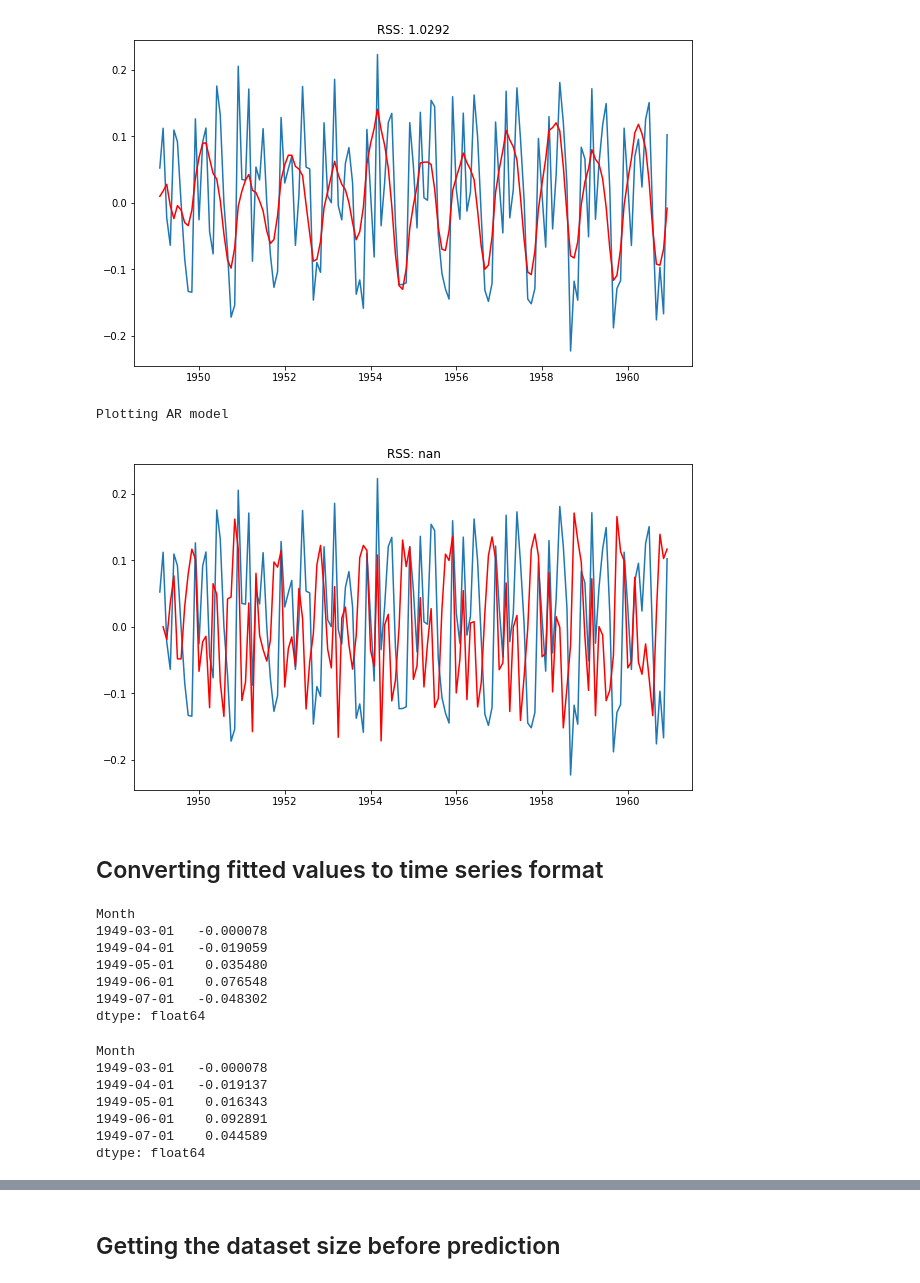
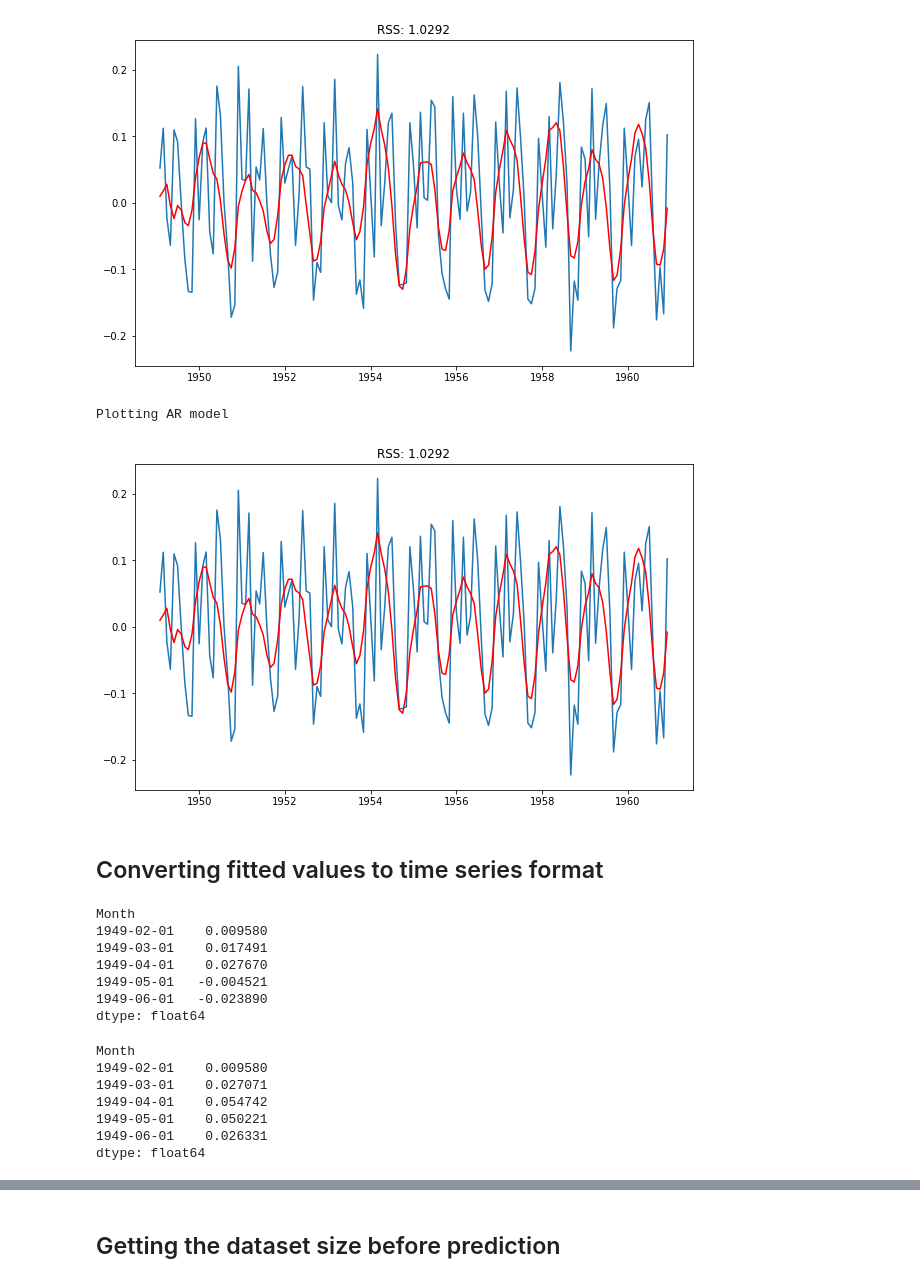
Before and after one commit to ThierrryScotto/Air-Passengers-Forecast, a Jupyter notebook: air_passengers_forecast.ipynb, the cells around one changed output, grey strips where cells are left out. Cells and saved outputs as stored; diff of their text form; code cells hidden in the pictures.

```diff
--- a/air_passengers_forecast.ipynb
+++ b/air_passengers_forecast.ipynb
@@ -7,7 +7,8 @@ import matplotlib.pylab as plt
 from matplotlib.pylab import rcParams
 rcParams['figure.figsize'] = 10, 6
 # %%
-dataset = pd.read_csv("/content/AirPassengers.csv")
+# dataset = pd.read_csv("/content/AirPassengers.csv")
+dataset = pd.read_csv("AirPassengers.csv")
 # %%
 dataset.info()
 # %% [output]
@@ -364,15 +365,15 @@ print('Plotting AR model')
 Plotting AR model
 [figure]
 # %%
-model = ARIMA(indexed_dataset_log_scale, order=(2, 2, 2))
+model = ARIMA(indexed_dataset_log_scale, order=(2, 1, 2))
 results_ARIMA = model.fit(disp=-1)
 plt.plot(dataset_log_diff_shifting)
 plt.plot(results_ARIMA.fittedvalues, color='red')
 plt.title('RSS: %.4f'% sum((results_ARIMA.fittedvalues-dataset_log_diff_shifting['Passengers'])**2))
 print('Plotting AR model')
 # %% [output]
 Plotting AR model
-[figure, old version]
+[figure, new version]
 # %% [markdown]
 ## Converting fitted values to time series format
 # %%
@@ -380,11 +381,11 @@ predictions_ARIMA_diff = pd.Series(results_ARIMA.fittedvalues, copy=True)
 print(predictions_ARIMA_diff.head())
 # %% [output]
 Month
-1949-03-01   -0.000078
-1949-04-01   -0.019059
-1949-05-01    0.035480
-1949-06-01    0.076548
-1949-07-01   -0.048302
+1949-02-01    0.009580
+1949-03-01    0.017491
+1949-04-01    0.027670
+1949-05-01   -0.004521
+1949-06-01   -0.023890
 dtype: float64
 # %%
 # convert to cumulative sum
@@ -392,11 +393,11 @@ predictions_ARIMA_diff_cumsum = predictions_ARIMA_diff.cumsum()
 print(predictions_ARIMA_diff_cumsum.head())
 # %% [output]
 Month
-1949-03-01   -0.000078
-1949-04-01   -0.019137
-1949-05-01    0.016343
-1949-06-01    0.092891
-1949-07-01    0.044589
+1949-02-01    0.009580
+1949-03-01    0.027071
+1949-04-01    0.054742
+1949-05-01    0.050221
+1949-06-01    0.026331
 dtype: float64
 # %%
 predictions_ARIMA_log = pd.Series(indexed_dataset_log_scale['Passengers'], index=indexed_dataset_log_scale.index)
```
Also changed, not shown: parts of 3 cells of this notebook.
